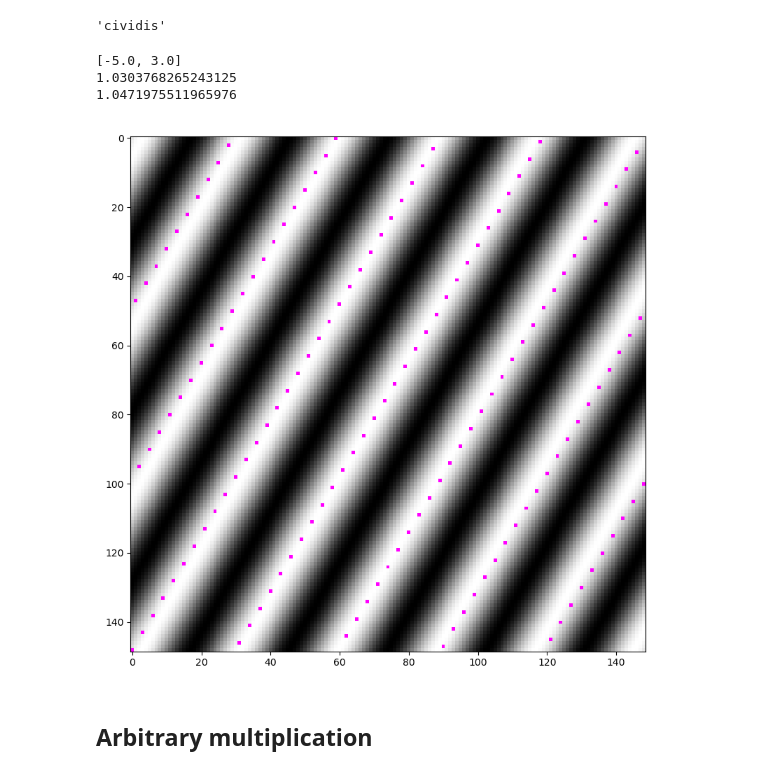
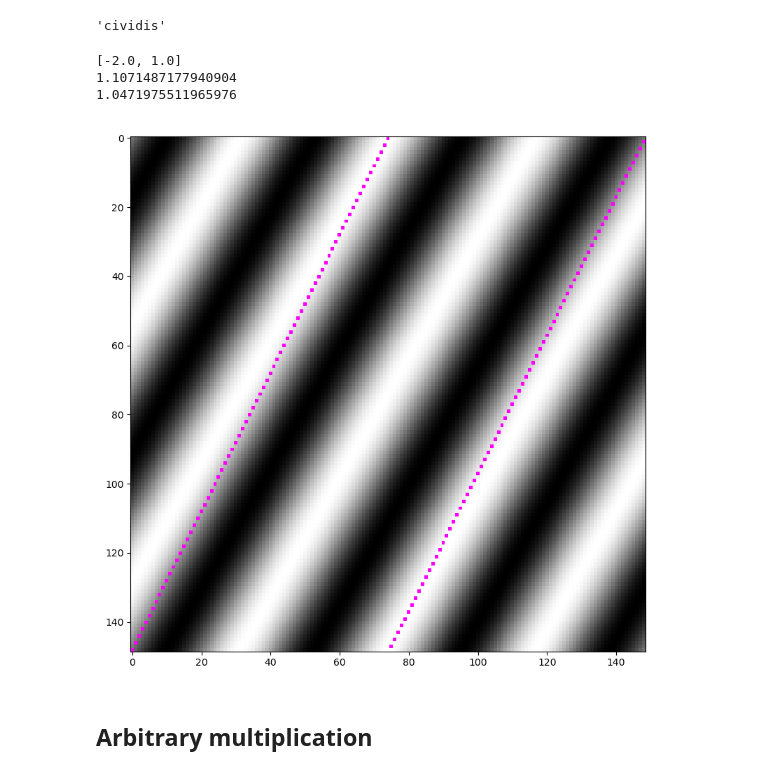
Before and after one commit to zyjux/harmonic_gw, a Jupyter notebook: synthetic_testing.ipynb, the cells around one changed output. Saved outputs shown, nothing was run; the diff lists cells and outputs as text; code cells hidden in the pictures.

```diff
--- a/synthetic_testing.ipynb
+++ b/synthetic_testing.ipynb
@@ -10,7 +10,7 @@ import matplotlib.pyplot as plt
 yy, xx = np.mgrid[-2*np.pi:2*np.pi:149j, -2*np.pi:2*np.pi:149j]
 # %%
 theta = np.pi/3
-scale = 3
+scale = 2
 z = np.cos((xx * np.sin(theta) + yy * np.cos(theta))*scale)
 # %%
 F, ax = plt.subplots(1, 1, figsize=(8, 8))
@@ -38,33 +38,33 @@ cmaps[1]
 # %%
 # For pi/3 angle with scale = 2, n_vec 2 and 76 are of interest
 # For pi/3 angle with scale = 3, n_vec 101 is the primary of interest, with n_vecs 2, 51, and 52 as secondary
 F, ax = plt.subplots(1, 1, figsize=(8, 8))
 ax.imshow(z, cmap='gray')
 
-check = 101
+check = 2
 n_vec = syn_frt.n_vecs[check]
 print(n_vec)
 print(np.arctan(-n_vec[0]/n_vec[1]))
 # print(np.pi - np.arctan(-n_vec[0]/n_vec[1]))
 print(theta)
 lines_ex = np.empty((149, 149))
 # first_col = np.arange(149)[::-1]
 first_col = np.zeros(149)
 first_col[-1] = 1
 if n_vec[1] != 0:
     lines_ex[:, 0] = first_col
     x_step = n_vec[1]
     y_step = -n_vec[0]
     for i in range(1, 149):
         lines_ex[:, int(i * x_step) % 149] = np.roll(first_col, -int(i * y_step) % 149)
 ax.imshow(lines_ex, alpha=lines_ex, cmap='cool')
 
 F.tight_layout()
 # %% [output]
-[-5.0, 3.0]
-1.0303768265243125
+[-2.0, 1.0]
+1.1071487177940904
 1.0471975511965976
-[figure, old version]
+[figure, new version]
 # %%
 -101x + 1y + 0 = 0
 # %% [markdown]
```
Also changed, not shown: parts of 2 cells of this notebook, 2 other files.
